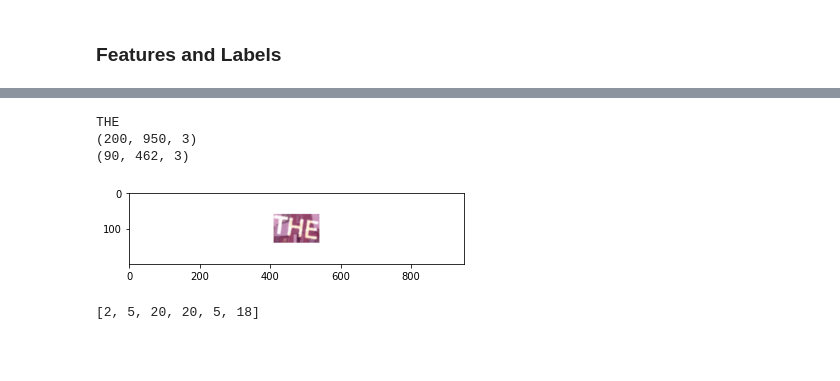
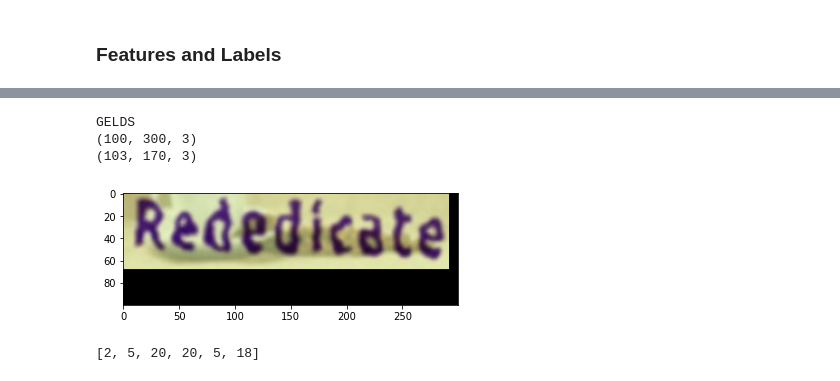
Before and after one commit to danyentezari/bn-ocr, a Jupyter notebook: keras_ocr_bignumber_generator.ipynb, the cells around one changed output, grey strips where cells are left out. Drawn from its saved outputs; the diff is of its cells as text; code cells hidden in the pictures; blank space fills up the shorter version.

```diff
--- a/keras_ocr_bignumber_generator.ipynb
+++ b/keras_ocr_bignumber_generator.ipynb
@@ -169,16 +215,13 @@ Image.fromarray(np.uint8(data_F[0])).convert('RGB')
 # %%
-# img = data_F[0]
-# img = img.astype(np.uint8)
-# plt.title(data_L[0])
-x = data_F[90].astype(np.uint8)
-plt.imshow(x)
+plt.imshow(data_F[0])
 
-print(data_L[90])
+# print(data_F[10])
+print(data_L[10])
 print(x.shape)
 print(img.shape)
 # %% [output]
-THE
-(200, 950, 3)
-(90, 462, 3)
+GELDS
+(100, 300, 3)
+(103, 170, 3)
-[figure, old version]
+[figure, new version]
 # %%
```
Also changed, not shown: parts of 24 cells of this notebook.
